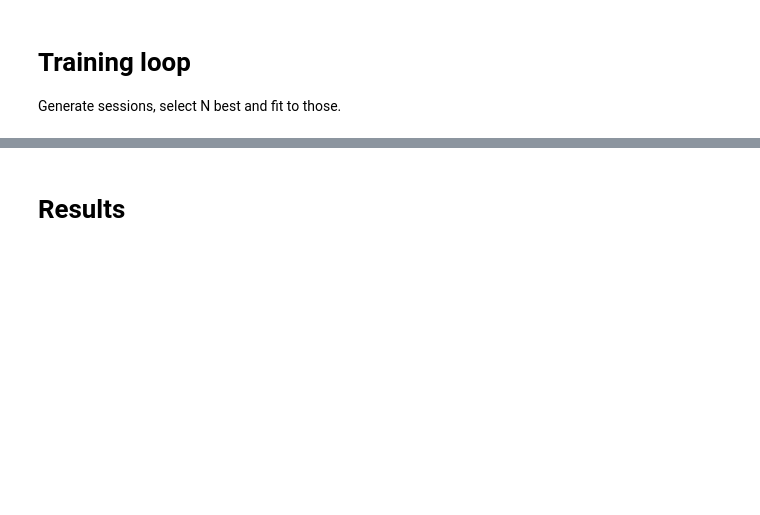
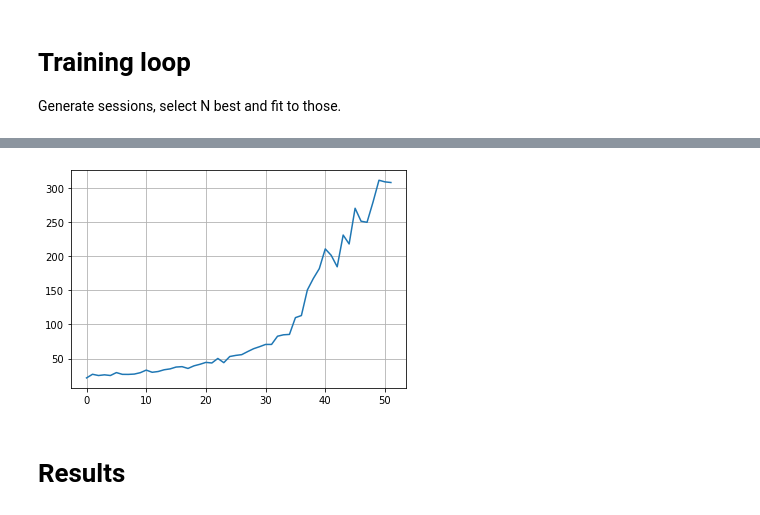
Before and after one commit to katcinskiy/PhD, a Jupyter notebook: rl/deep_crossentropy_method.ipynb, the cells around one changed output, grey strips where cells are left out. Cells and saved outputs as stored; diff of their text form; code cells hidden in the pictures; blank space fills up the shorter version.

```diff
--- a/rl/deep_crossentropy_method.ipynb
+++ b/rl/deep_crossentropy_method.ipynb
@@ -96,13 +74,13 @@ tensor([[1],
 # %% [markdown]
 ### Test network on dummy example
 # %%
-X = torch.randn((10, 4))
-Y = torch.tensor([1, 0, 0, 1, 1, 0, 1, 0, 1, 0])
-for i in range(10000):
-    optimizer.zero_grad()
-    out = agent(X)
-    loss = criterion(out, Y)
-    if i % 999 == 0:
-        print(loss.item())
-    loss.backward()
-    optimizer.step()
+# X = torch.randn((10, 4))
+# Y = torch.tensor([1, 0, 0, 1, 1, 0, 1, 0, 1, 0])
+# for i in range(10000):
+#     optimizer.zero_grad()
+#     out = agent(X)
+#     loss = criterion(out, Y)
+#     if i % 999 == 0:
+#         print(loss.item())
+#     loss.backward()
+#     optimizer.step()
@@ -292,3 +281,11 @@ mean reward = 10.130, threshold=11.000
+# %%
+np.asarray(log)[:,0]
+i = 75
+plt.grid()
+plt.plot(np.asarray(log)[:,0])
+plt.savefig(str(i) + ".png", dpi=300)
+# %% [output]
+[figure, added]
 # %% [markdown]
 # Results
 # %%
```
Also changed, not shown: parts of 11 cells of this notebook.
